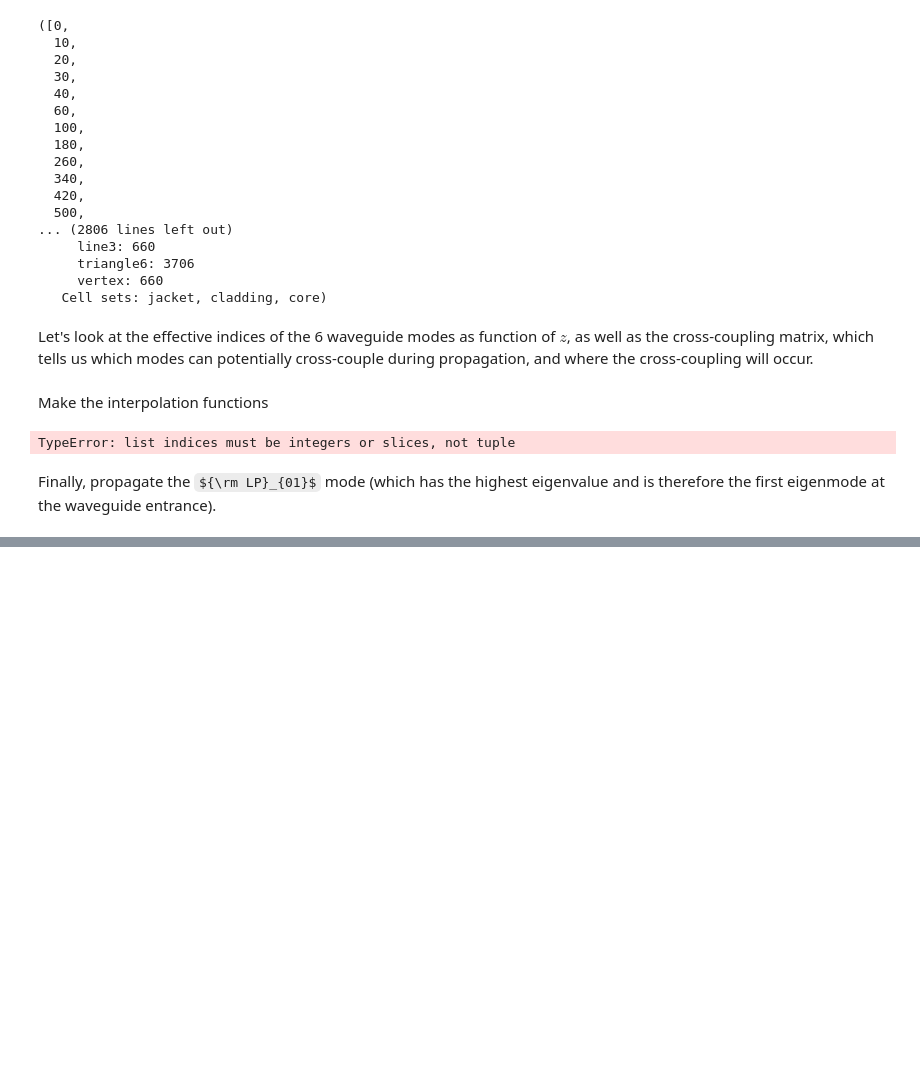
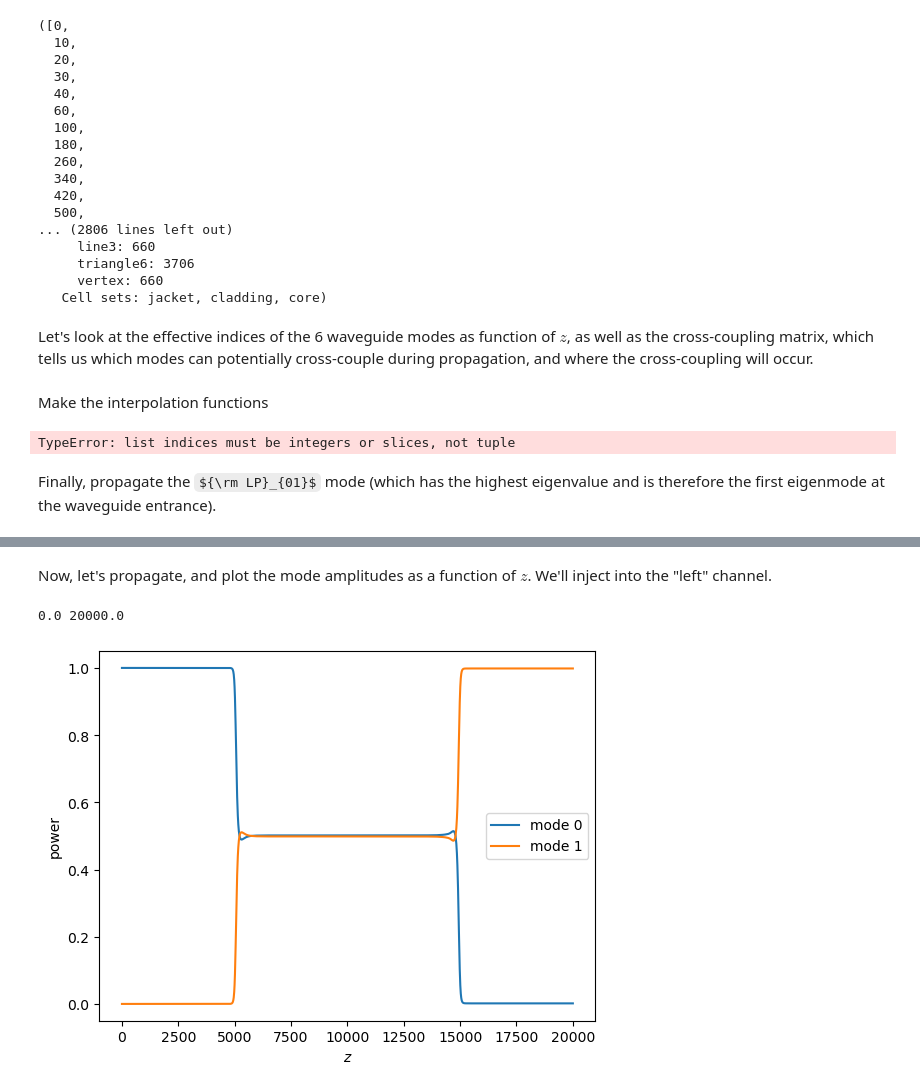
Before and after one commit to jw-lin/cbeam, a Jupyter notebook: coupledbeam.ipynb, the cells around one changed output, grey strips where cells are left out. Saved outputs shown, nothing was run; the diff lists cells and outputs as text; code cells hidden in the pictures; some formulas as TeX source; blank space fills up the shorter version.

```diff
--- a/coupledbeam.ipynb
+++ b/coupledbeam.ipynb
@@ -312,0 +416,20 @@ plt.show()
+# %% [markdown]
+Now, let's propagate, and plot the mode amplitudes as a function of $z$. We'll inject into the "left" channel.
+# %%
+import matplotlib.pyplot as plt
+import numpy as np
+
+adprop.make_interp_funcs()
+
+u0 = np.array([1,0],dtype=np.complex128)
+z,u,uf = adprop.propagate(u0,dicoupler.z_ex,WKB=True)
+
+plt.plot(z,np.power(np.abs(u[0]),2),label="mode 0")
+plt.plot(z,np.power(np.abs(u[1]),2),label="mode 1")
+plt.xlabel(r"$z$")
+plt.ylabel("power")
+plt.legend(loc="best")
+plt.show()
+# %% [output]
+0.0 20000.0
+[figure, added]
```
Also changed, not shown: parts of 24 cells of this notebook, 2 other files.
